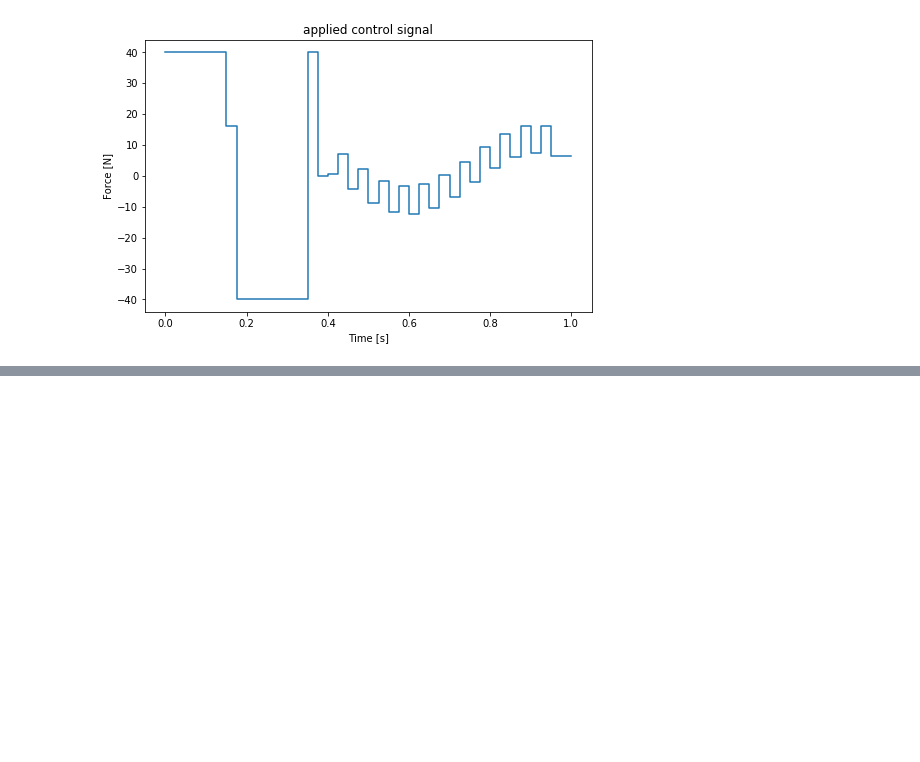
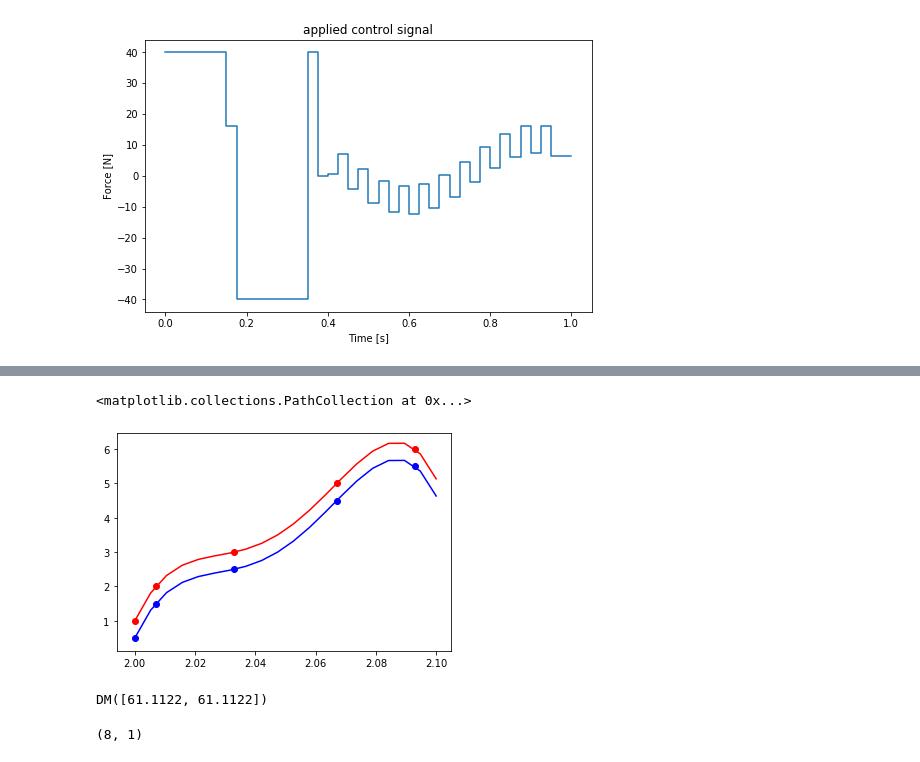
Before and after one commit to AunSiro/workshop_casadi, a Jupyter notebook: Dia_3.ipynb, the cells around one changed output, grey strips where cells are left out. Saved outputs shown, nothing was run; the diff lists cells and outputs as text; code cells hidden in the pictures; blank space fills up the shorter version.

```diff
--- a/Dia_3.ipynb
+++ b/Dia_3.ipynb
@@ -673,0 +779,11 @@ pl.show()
+# %%
+leg_interp_1 = LagrangePolynomialEval(t_points, X_1_tot.T, t)
+leg_interp_2 = LagrangePolynomialEval(t_points, X_2_tot.T, t)
+# %%
+Pi = Function(
+    'Pi',
+    [t, X0, Xc],
+    [horzcat(leg_interp_1, leg_interp_2)],
+    ['t', 'X0', 'Xc'],
+    ['Pi']
+)
@@ -673,0 +794,2 @@ pl.show()
+# %%
+x0 = vec([1,0.5])
@@ -673,0 +804,22 @@ pl.show()
+# %%
+t_prueba = np.linspace(t_0, t_f, 20)
+x_1_prueba = []
+x_2_prueba = []
+Xc_prueba = horzcat(x0 + 1, x0+2, x0+4, x0+5).T
+for t_count in t_prueba:
+    x_prueba_i = Pi(
+        t_count,
+        x0.T,
+        Xc_prueba
+    )
+    x_1_prueba.append(x_prueba_i[0])
+    x_2_prueba.append(x_prueba_i[1])
+# %%
+plt.plot(t_prueba, np.array(x_1_prueba), 'r')
+plt.plot(t_prueba, np.array(x_2_prueba), 'b')
+t_points_array = np.array([2] + t_control)
+plt.scatter(t_points_array, np.array([1,2,3,5,6]), c = 'r')
+plt.scatter(t_points_array, np.array([0.5, 1.5, 2.5, 4.5, 5.5]), c = 'b')
+# %% [output]
+<matplotlib.collections.PathCollection at 0x...>
+[figure, added]
@@ -673,0 +832,8 @@ pl.show()
+# %%
+dot_Pi(
+    t_0 + 0.05,
+    x0.T,
+    horzcat(x0 + 1, x0+2, x0+4, x0+5).T
+)
+# %% [output]
+DM([61.1122, 61.1122])
@@ -673,0 +854,4 @@ pl.show()
+# %%
+g.shape
+# %% [output]
+(8, 1)
```
Also changed, not shown: parts of 24 cells of this notebook.
